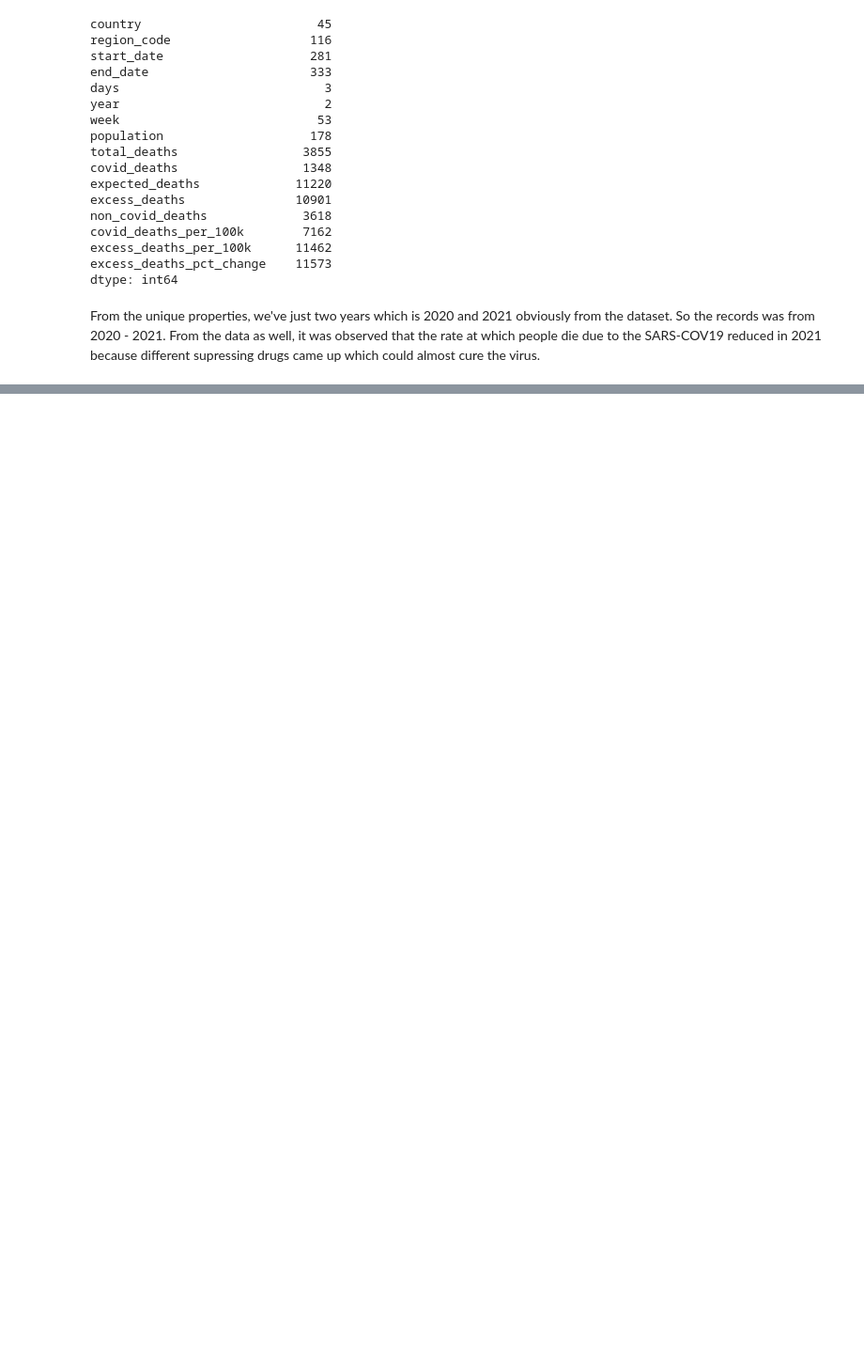
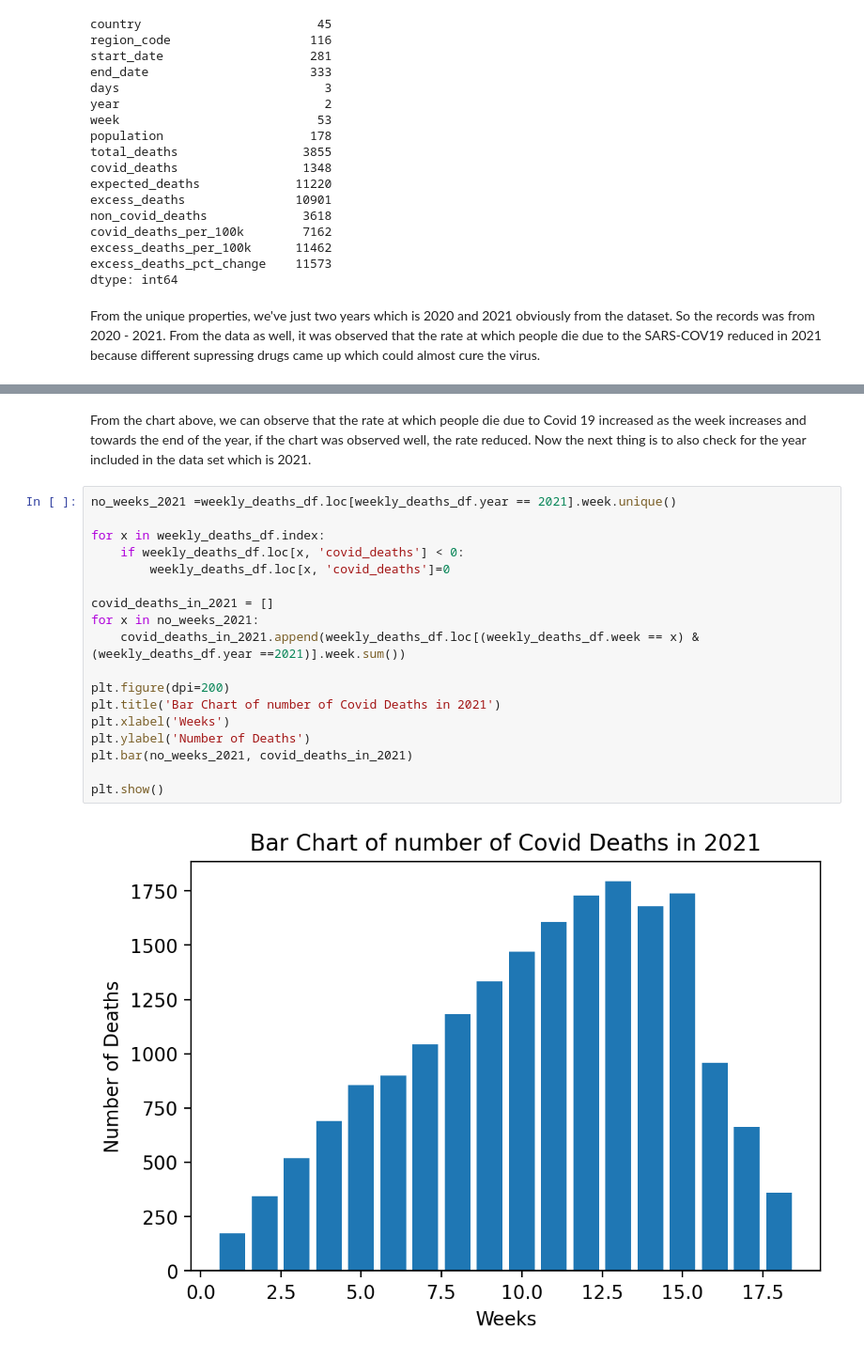
Before and after one commit to DevEmmy/all_weekly_excess_deaths_data_analysis, a Jupyter notebook: data_science.ipynb, the cells around one changed output, grey strips where cells are left out. Shown at 94% size. Saved outputs shown, nothing was run; the diff lists cells and outputs as text; blank space fills up the shorter version.

```diff
--- a/data_science.ipynb
+++ b/data_science.ipynb
@@ -148,0 +191,22 @@ file
+# %% [markdown]
+From the chart above, we can observe that the rate at which people die due to Covid 19 increased as the week increases and towards the end of the year, if the chart was observed well, the rate reduced. Now the next thing is to also check for the year included in the data set which is 2021.
+# %%
+no_weeks_2021 =weekly_deaths_df.loc[weekly_deaths_df.year == 2021].week.unique()
+
+for x in weekly_deaths_df.index:
+    if weekly_deaths_df.loc[x, 'covid_deaths'] < 0:
+        weekly_deaths_df.loc[x, 'covid_deaths']=0
+
+covid_deaths_in_2021 = []
+for x in no_weeks_2021:
+    covid_deaths_in_2021.append(weekly_deaths_df.loc[(weekly_deaths_df.week == x) & (weekly_deaths_df.year ==2021)].week.sum())
+
+plt.figure(dpi=200)
+plt.title('Bar Chart of number of Covid Deaths in 2021')
+plt.xlabel('Weeks')
+plt.ylabel('Number of Deaths')
+plt.bar(no_weeks_2021, covid_deaths_in_2021)
+
+plt.show()
+# %% [output]
+[figure, added]
```
Also changed, not shown: parts of 20 cells of this notebook, 11 other files.
